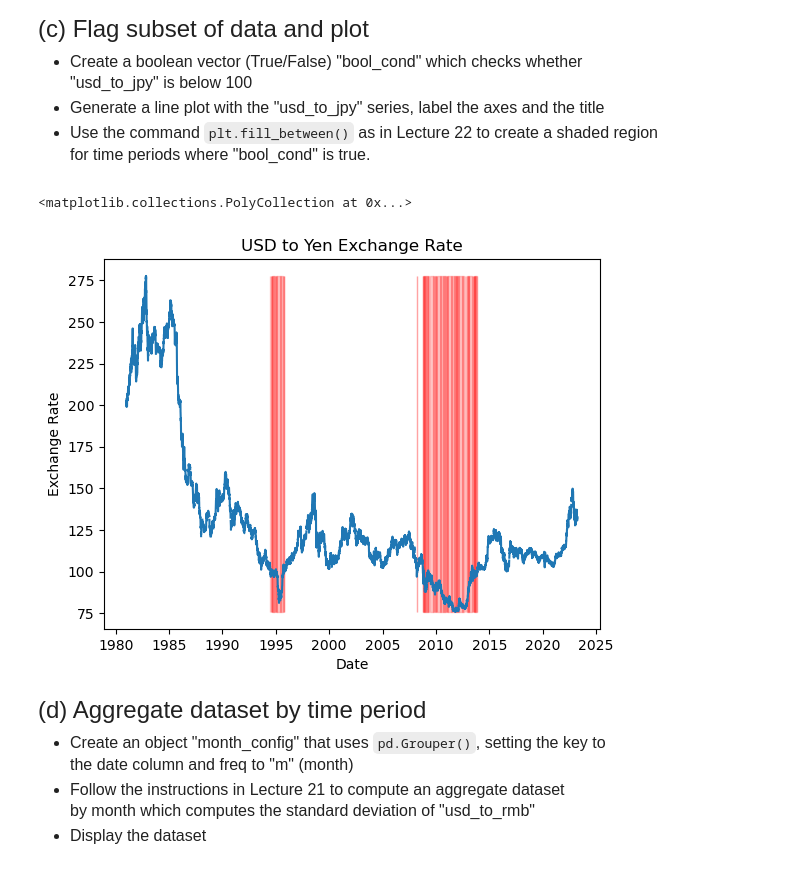
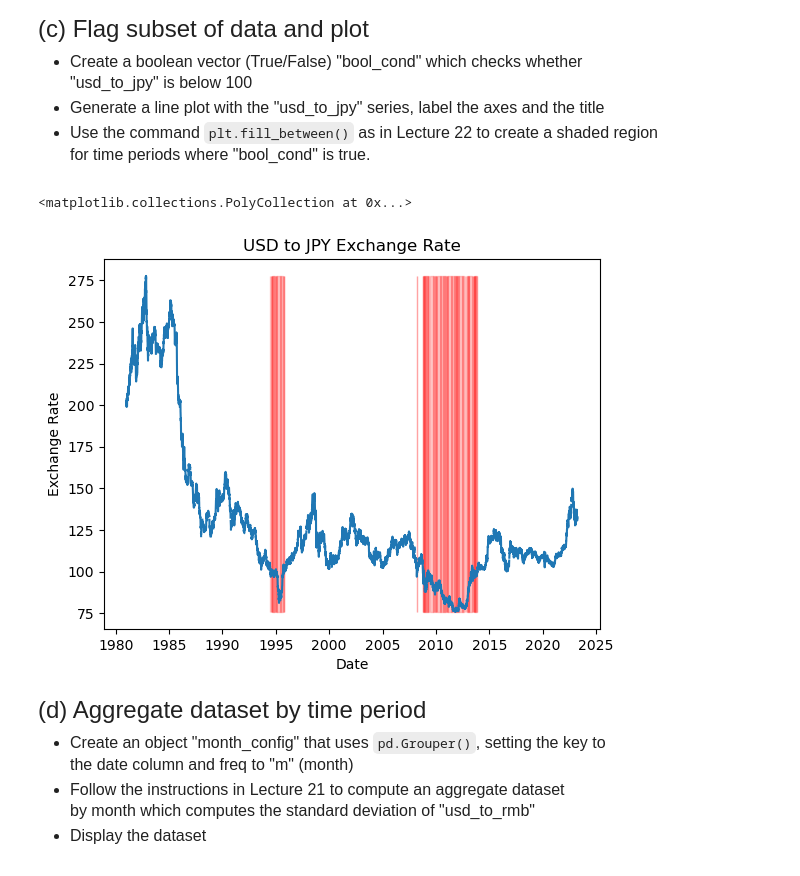
Before and after one commit to SeanB367/qtm151spring2024, a Jupyter notebook: assignment10/assignment10.ipynb, the cells around one changed output. Cells and saved outputs as stored; diff of their text form; code cells hidden in the pictures.

```diff
--- a/assignment10/assignment10.ipynb
+++ b/assignment10/assignment10.ipynb
@@ -90,21 +90,20 @@ for time periods where "bool_cond" is true.
 # %%
 # Write your own code
 
 exchangerates["bool_cond"] = exchangerates["usd_to_jpy"] < 100
 
-
 plt.plot("date", "usd_to_jpy", data = exchangerates)
 plt.xlabel("Date")
 plt.ylabel("Exchange Rate")
-plt.title("USD to Yen Exchange Rate")
+plt.title("USD to JPY Exchange Rate")
 plt.fill_between(exchangerates["date"],
                  min(exchangerates['usd_to_jpy']),
                  max(exchangerates['usd_to_jpy']),
                  where = exchangerates["bool_cond"],
                  alpha = 0.2, color = 'red')
 # %% [output]
 <matplotlib.collections.PolyCollection at 0x...>
-[figure, old version]
+[figure, new version]
 # %% [markdown]
 <font size = "5">
 
```
Also changed, not shown: parts of 2 cells of this notebook, 4 other files.
